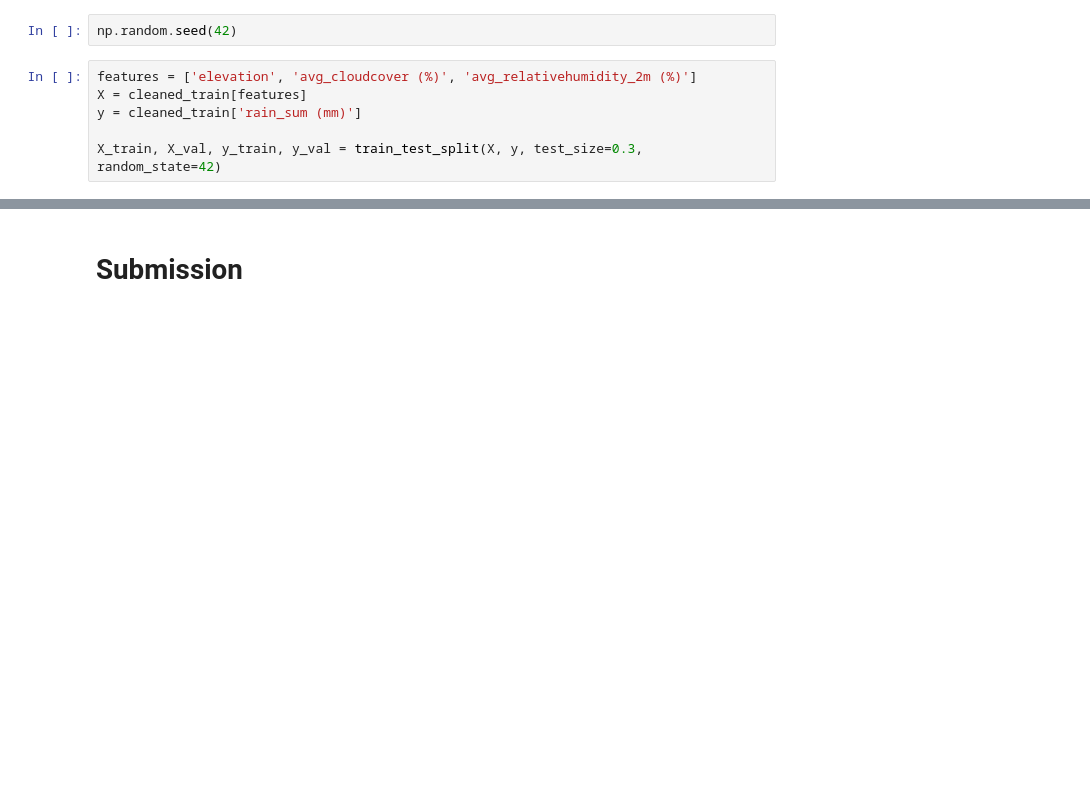
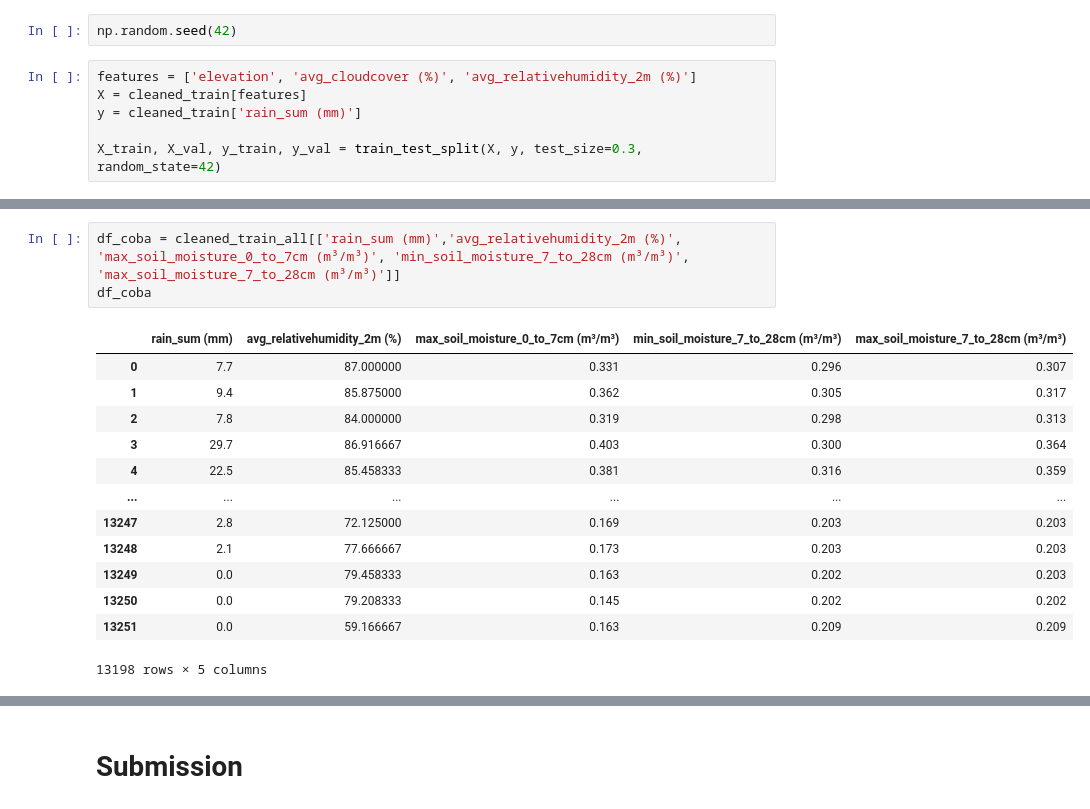
Before and after one commit to FelixFern/Arkavidia-2023-ODE, a Jupyter notebook: Arkavidia.ipynb, the cells around one changed output, grey strips where cells are left out. Cells and saved outputs as stored; diff of their text form; blank space fills up the shorter version.

```diff
--- a/Arkavidia.ipynb
+++ b/Arkavidia.ipynb
@@ -466,0 +636,17 @@ mean_squared_error(y_pred, y_val)
+# %%
+df_coba = cleaned_train_all[['rain_sum (mm)','avg_relativehumidity_2m (%)', 'max_soil_moisture_0_to_7cm (m³/m³)', 'min_soil_moisture_7_to_28cm (m³/m³)', 'max_soil_moisture_7_to_28cm (m³/m³)']]
+df_coba
+# %% [output]
+|  | rain_sum (mm) | avg_relativehumidity_2m (%) | max_soil_moisture_0_to_7cm (m³/m³) | min_soil_moisture_7_to_28cm (m³/m³) | max_soil_moisture_7_to_28cm (m³/m³) |
+| 0 | 7.7 | 87.000000 | 0.331 | 0.296 | 0.307 |
+| 1 | 9.4 | 85.875000 | 0.362 | 0.305 | 0.317 |
+| 2 | 7.8 | 84.000000 | 0.319 | 0.298 | 0.313 |
+| 3 | 29.7 | 86.916667 | 0.403 | 0.300 | 0.364 |
+| 4 | 22.5 | 85.458333 | 0.381 | 0.316 | 0.359 |
+| ... | ... | ... | ... | ... | ... |
+| 13247 | 2.8 | 72.125000 | 0.169 | 0.203 | 0.203 |
+| 13248 | 2.1 | 77.666667 | 0.173 | 0.203 | 0.203 |
+| 13249 | 0.0 | 79.458333 | 0.163 | 0.202 | 0.203 |
+| 13250 | 0.0 | 79.208333 | 0.145 | 0.202 | 0.202 |
+| 13251 | 0.0 | 59.166667 | 0.163 | 0.209 | 0.209 |
+13198 rows × 5 columns
```
Also changed, not shown: parts of 26 cells of this notebook.
